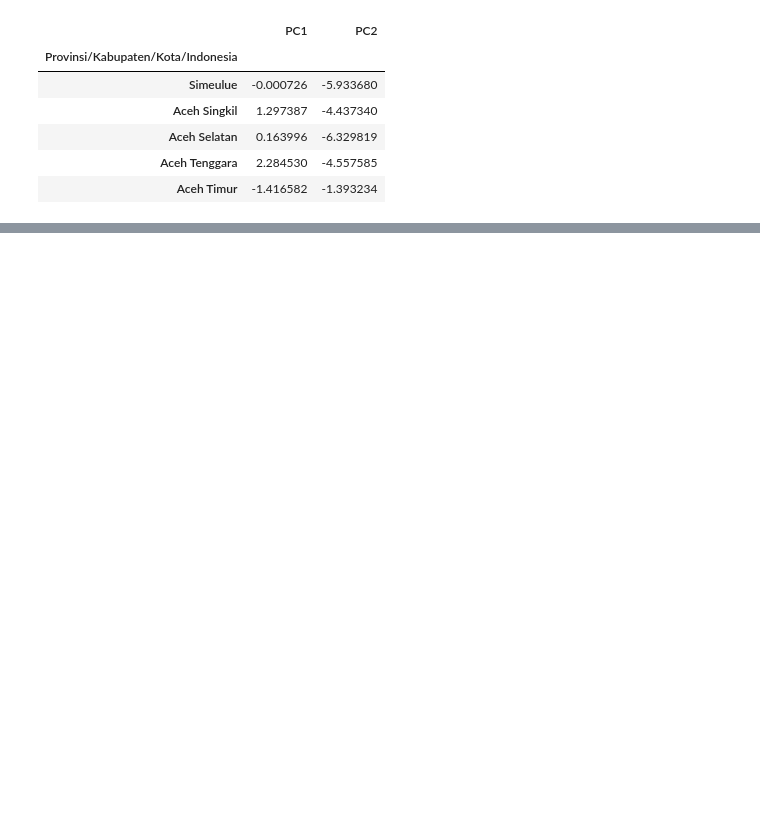
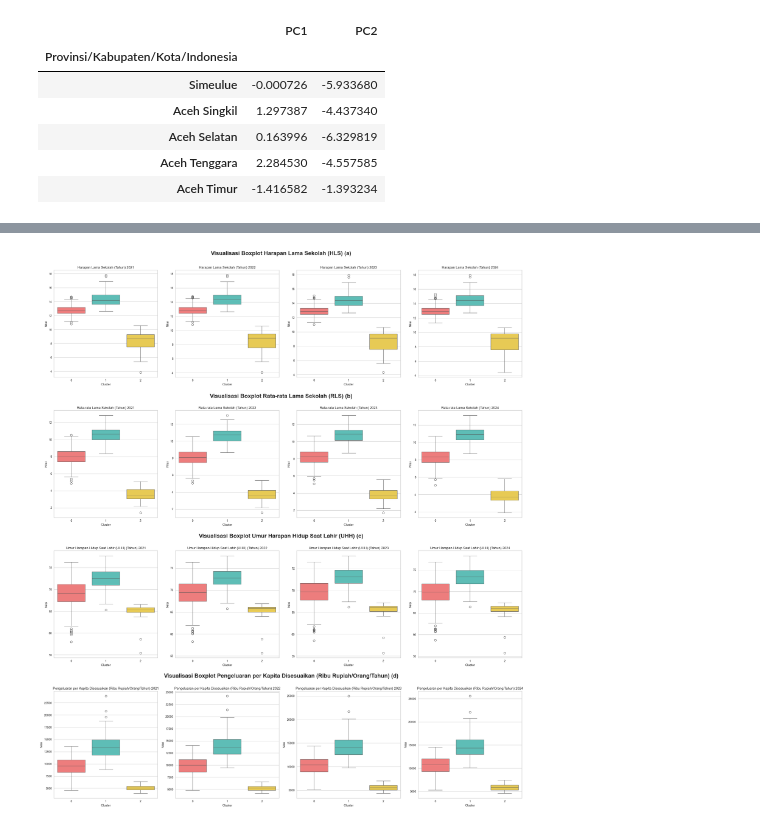
Before and after one commit to VincentWu503/535240039_UAS_ML, a Jupyter notebook: 535240039.ipynb, the cells around one changed output, grey strips where cells are left out. Drawn from its saved outputs; the diff is of its cells as text; code cells hidden in the pictures; blank space fills up the shorter version.

```diff
--- a/535240039.ipynb
+++ b/535240039.ipynb
@@ -321,0 +567,69 @@ Rata rata nilai silhoutte: 0.3029       Nilai Davies-Bouldin Index: 0.9371
+# %%
+import warnings
+warnings.filterwarnings('ignore', category=FutureWarning)
+
+# warna = ['#FF6B6B', '#4ECDC4', '#FFD93D', '#6C5CE7', '#45B7D1']
+warna = ['#FF6B6B', '#4ECDC4', '#FFD93D']
+cols = df_visualize.columns
+num_cols = len(df_visualize.columns)
+# Mengatur ukuran plot dan jumlah subplot
+# menampilkan box plot hanya untuk 4 tahun terakhir
+
+offset = 11
+fig, axes = plt.subplots(nrows=4, ncols=4, figsize=(24, 28))
+# Sesuaikan jumlah baris dan kolom sesuai kebutuhan
+axes = axes.flatten()
+fig.text(0.5, 0.98, 'Visualisasi Boxplot Harapan Lama Sekolah (HLS) (a)', ha='center', va='top', fontsize=20, fontweight='bold')
+for i in range(offset, offset + 4):
+    curr_ax = axes[i - offset]
+    # Plot box plot pada subplot
+    print(cols[i])
+    # ambil data mulai dari 4 tahun terakhir, tidak usah offset
+    sns.boxplot(x=df_visualize['Cluster'], y= df_visualize[cols[i]], data=df_visualize, ax=curr_ax, palette=warna)
+    curr_ax.set_title(cols[i])
+    curr_ax.set_xlabel('Cluster')
+    curr_ax.set_ylabel('Nilai')
+
+offset += 15
+axes = axes.flatten()
+fig.text(0.5, 0.73, 'Visualisasi Boxplot Rata-rata Lama Sekolah (RLS) (b)', ha='center', va='top', fontsize=20, fontweight='bold')
+for i in range(offset, offset + 4):
+    curr_ax = axes[i - offset - 12]
+    # Plot box plot pada subplot
+    print(cols[i])
+    # ambil data mulai dari 4 tahun terakhir, tidak usah offset
+    sns.boxplot(x=df_visualize['Cluster'], y= df_visualize[cols[i]], data=df_visualize, ax=curr_ax, palette=warna)
+    curr_ax.set_title(cols[i])
+    curr_ax.set_xlabel('Cluster')
+    curr_ax.set_ylabel('Nilai')
+
+offset += 15
+axes = axes.flatten()
+fig.text(0.5, 0.485, 'Visualisasi Boxplot Umur Harapan Hidup Saat Lahir (UHH) (c)', ha='center', va='top', fontsize=20, fontweight='bold')
+for i in range(offset, offset + 4):
+    curr_ax = axes[i - offset - 8]
+    # Plot box plot pada subplot
+    print(cols[i])
+    # ambil data mulai dari 4 tahun terakhir, tidak usah offset
+    sns.boxplot(x=df_visualize['Cluster'], y= df_visualize[cols[i]], data=df_visualize, ax=curr_ax, palette=warna)
+    curr_ax.set_title(cols[i])
+    curr_ax.set_xlabel('Cluster')
+    curr_ax.set_ylabel('Nilai')
+
+offset += 15
+axes = axes.flatten()
+fig.text(0.5, 0.24, 'Visualisasi Boxplot Pengeluaran per Kapita Disesuaikan (Ribu Rupiah/Orang/Tahun) (d)', ha='center', va='top', fontsize=20, fontweight='bold')
+for i in range(offset, offset + 4):
+    curr_ax = axes[i - offset - 4]
+    # Plot box plot pada subplot
+    print(cols[i])
+    # ambil data mulai dari 4 tahun terakhir, tidak usah offset
+    sns.boxplot(x=df_visualize['Cluster'], y= df_visualize[cols[i]], data=df_visualize, ax=curr_ax, palette=warna)
+    curr_ax.set_title(cols[i])
+    curr_ax.set_xlabel('Cluster')
+    curr_ax.set_ylabel('Nilai')
+
+# # Mengatur layout agar lebih rapi
+plt.tight_layout(rect=[0, 0, 1, 0.96], h_pad=6.0)
+plt.show()
+# %% [output]
@@ -321,0 +652 @@ Rata rata nilai silhoutte: 0.3029       Nilai Davies-Bouldin Index: 0.9371
+[figure, added]
```
Also changed, not shown: parts of 12 cells of this notebook, 15 other files.
